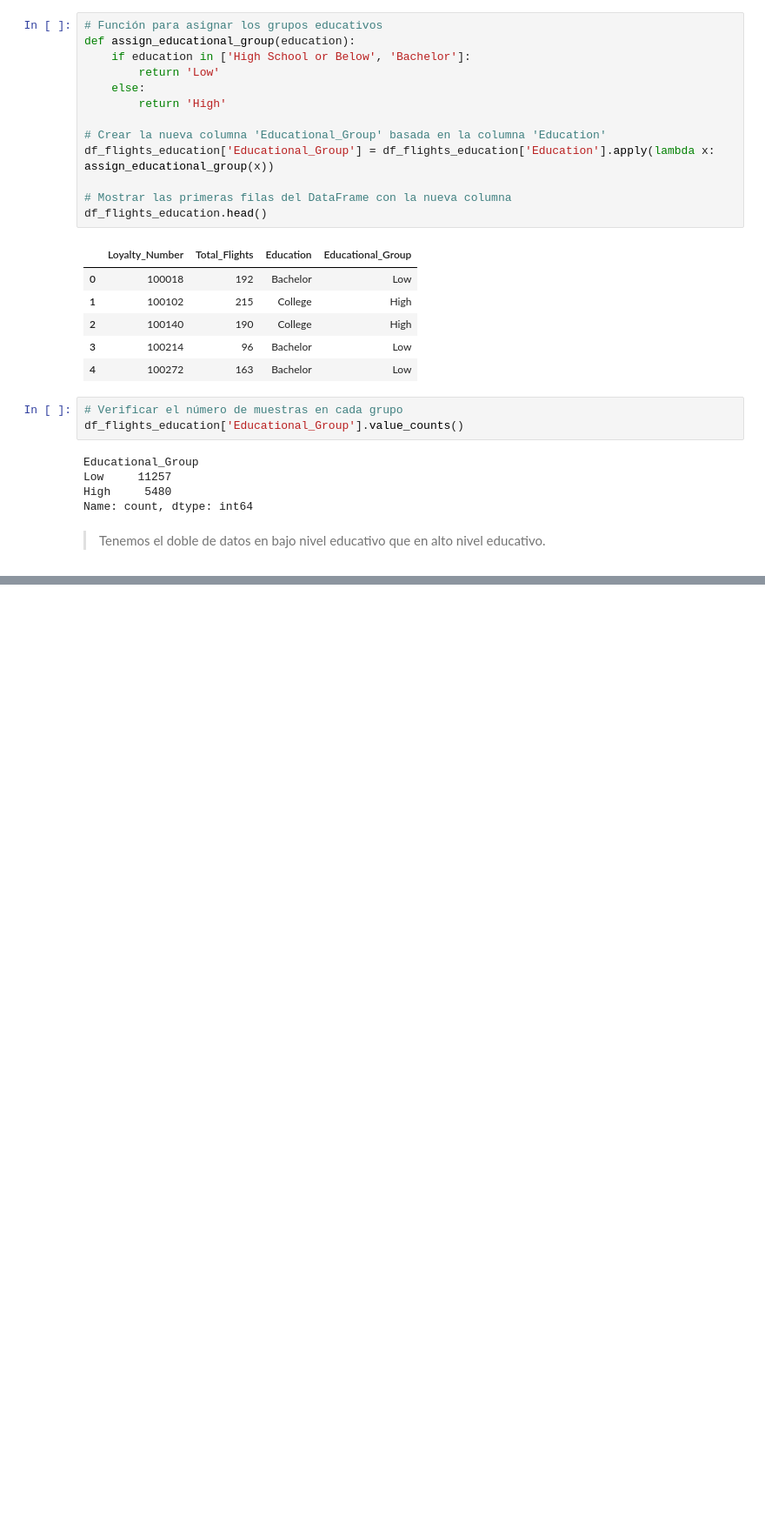
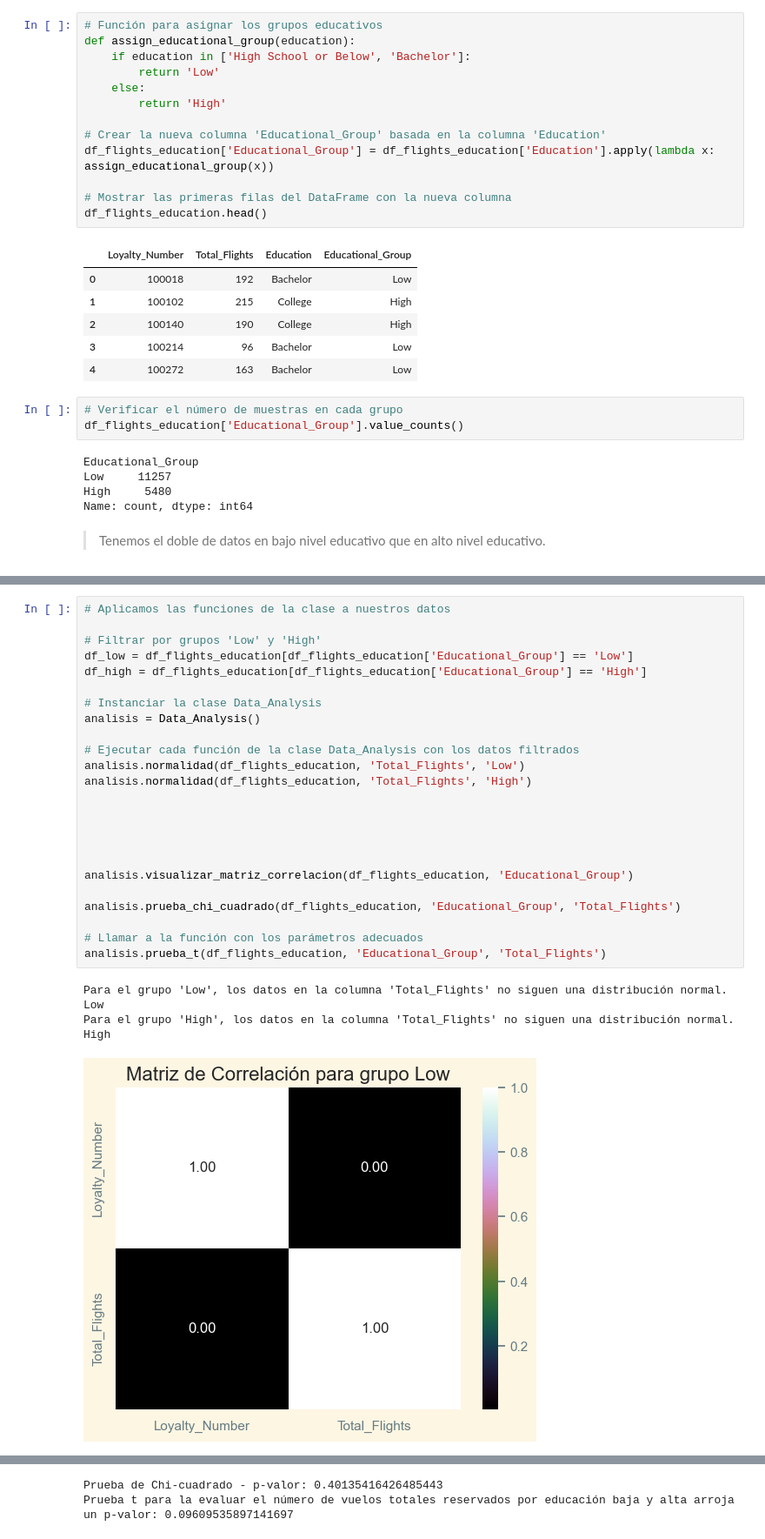
Before and after one commit to Adalab/promo-F-DA-modulo3-evaluacion-final-rociogorgojo, a Jupyter notebook: M03_evaluacion_final_rocio.ipynb, the cells around one changed output, grey strips where cells are left out. Shown at 87% size. Cells and saved outputs as stored; diff of their text form; blank space fills up the shorter version.

```diff
--- a/M03_evaluacion_final_rocio.ipynb
+++ b/M03_evaluacion_final_rocio.ipynb
@@ -719,0 +774,30 @@ Name: count, dtype: int64
+# %%
+# Aplicamos las funciones de la clase a nuestros datos
+
+# Filtrar por grupos 'Low' y 'High'
+df_low = df_flights_education[df_flights_education['Educational_Group'] == 'Low']
+df_high = df_flights_education[df_flights_education['Educational_Group'] == 'High']
+
+# Instanciar la clase Data_Analysis
+analisis = Data_Analysis()
+
+# Ejecutar cada función de la clase Data_Analysis con los datos filtrados
+analisis.normalidad(df_flights_education, 'Total_Flights', 'Low')
+analisis.normalidad(df_flights_education, 'Total_Flights', 'High')
+
+
+
+
+
+analisis.visualizar_matriz_correlacion(df_flights_education, 'Educational_Group')
+
+analisis.prueba_chi_cuadrado(df_flights_education, 'Educational_Group', 'Total_Flights')
+
+# Llamar a la función con los parámetros adecuados
+analisis.prueba_t(df_flights_education, 'Educational_Group', 'Total_Flights')
+# %% [output]
+Para el grupo 'Low', los datos en la columna 'Total_Flights' no siguen una distribución normal.
+Low
+Para el grupo 'High', los datos en la columna 'Total_Flights' no siguen una distribución normal.
+High
+[figure, added]
@@ -719,0 +805,2 @@ Name: count, dtype: int64
+Prueba de Chi-cuadrado - p-valor: 0.40135416426485443
+Prueba t para la evaluar el número de vuelos totales reservados por educación baja y alta arroja un p-valor: 0.09609535897141697
```
Also changed, not shown: parts of 2 cells of this notebook.
